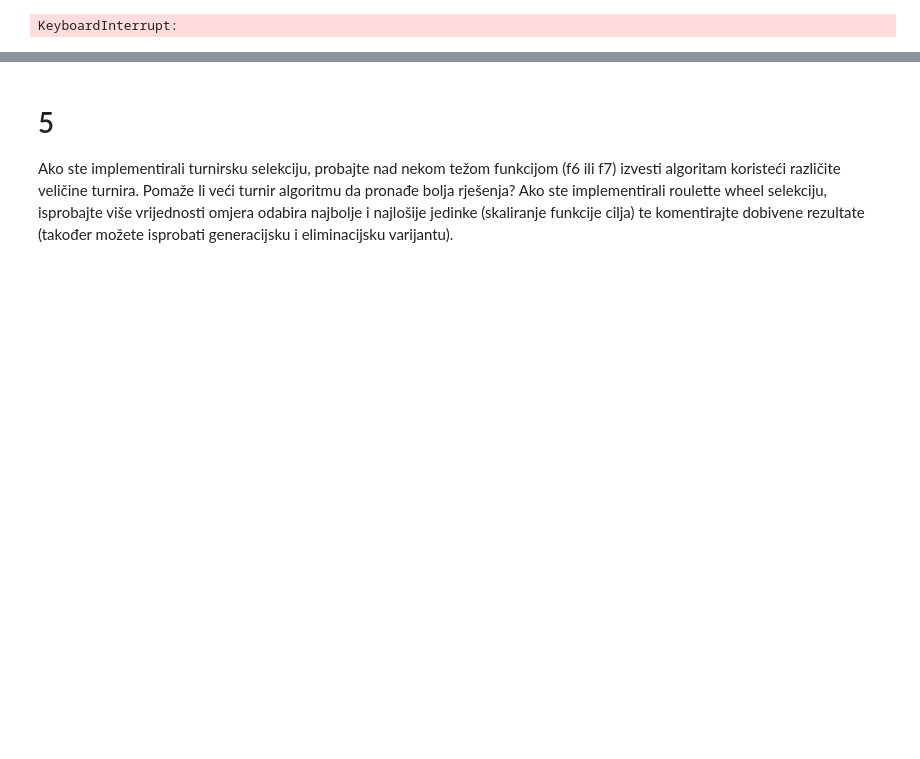
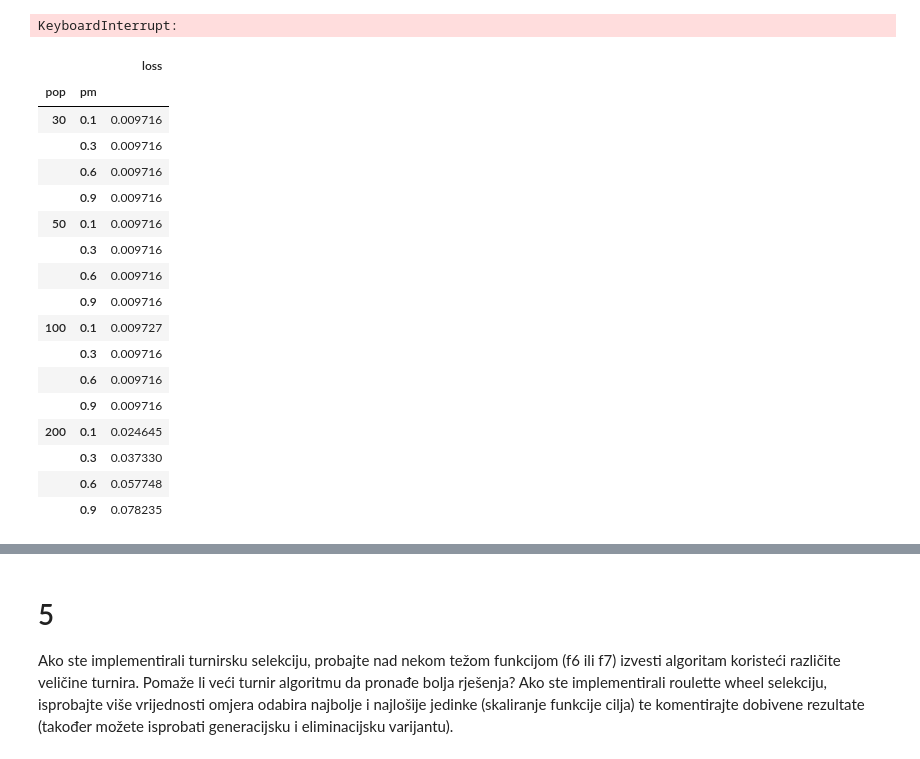
Before and after one commit to nmiculinic/fer-apr, a Jupyter notebook: lab4.ipynb, the cells around one changed output, grey strips where cells are left out. Cells and saved outputs as stored; diff of their text form; code cells hidden in the pictures; blank space fills up the shorter version.

```diff
--- a/lab4.ipynb
+++ b/lab4.ipynb
@@ -246,0 +258,22 @@ with multiprocessing.Pool(8) as pool:
+# %%
+df4 = pd.DataFrame.from_records(sol, columns=["pop", "pm", "loss"])
+df4.groupby(["pop", "pm"]).median()
+# %% [output]
+|  |  | loss |
+| pop | pm |  |
+| 30 | 0.1 | 0.009716 |
+|  | 0.3 | 0.009716 |
+|  | 0.6 | 0.009716 |
+|  | 0.9 | 0.009716 |
+| 50 | 0.1 | 0.009716 |
+|  | 0.3 | 0.009716 |
+|  | 0.6 | 0.009716 |
+|  | 0.9 | 0.009716 |
+| 100 | 0.1 | 0.009727 |
+|  | 0.3 | 0.009716 |
+|  | 0.6 | 0.009716 |
+|  | 0.9 | 0.009716 |
+| 200 | 0.1 | 0.024645 |
+|  | 0.3 | 0.037330 |
+|  | 0.6 | 0.057748 |
+|  | 0.9 | 0.078235 |
```
Also changed, not shown: parts of 11 cells of this notebook.
